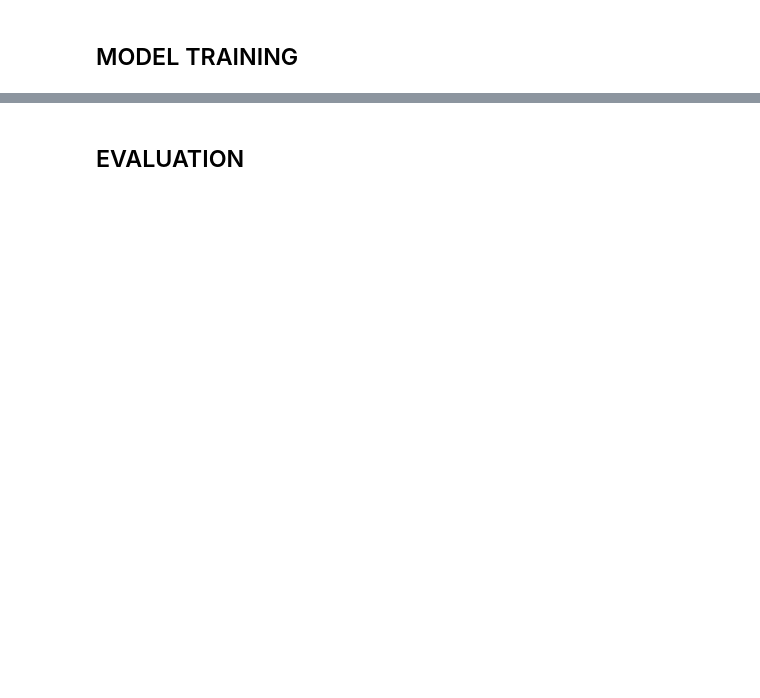
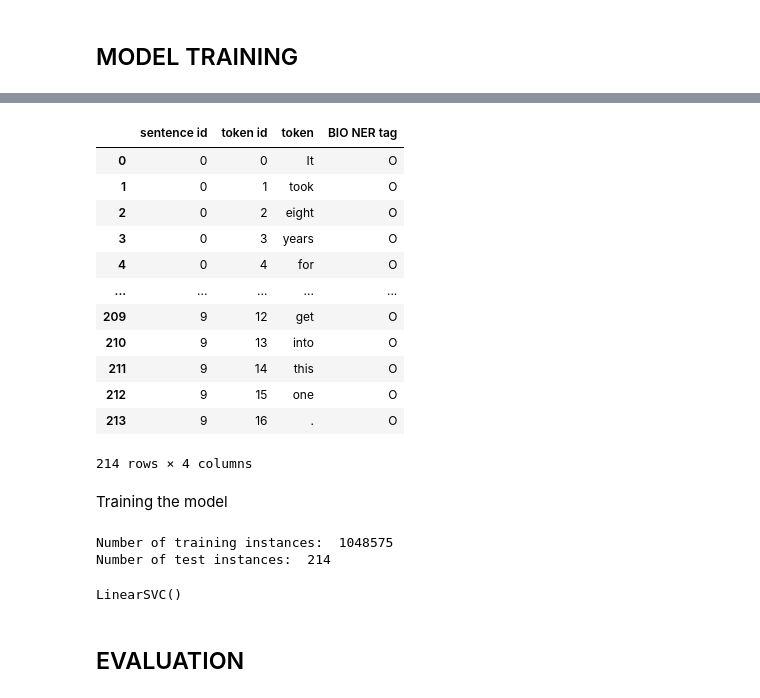
Before and after one commit to iremddemir/text-mining-project, a Jupyter notebook: NERC.ipynb, the cells around one changed output, grey strips where cells are left out. Saved outputs shown, nothing was run; the diff lists cells and outputs as text; code cells hidden in the pictures; blank space fills up the shorter version.

```diff
--- a/NERC.ipynb
+++ b/NERC.ipynb
@@ -170,0 +198,2 @@ Name: Tag, dtype: int64
+# %%
+test_data = pd.read_csv('data/test/NER-final-test.tsv', sep='\t')
@@ -170,0 +224,40 @@ Name: Tag, dtype: int64
+# %%
+df_test
+# %% [output]
+|  | sentence id | token id | token | BIO NER tag |
+| 0 | 0 | 0 | It | O |
+| 1 | 0 | 1 | took | O |
+| 2 | 0 | 2 | eight | O |
+| 3 | 0 | 3 | years | O |
+| 4 | 0 | 4 | for | O |
+| ... | ... | ... | ... | ... |
+| 209 | 9 | 12 | get | O |
+| 210 | 9 | 13 | into | O |
+| 211 | 9 | 14 | this | O |
+| 212 | 9 | 15 | one | O |
+| 213 | 9 | 16 | . | O |
+214 rows × 4 columns
+# %% [markdown]
+Training the model
+# %%
+training_features = []
+training_gold_labels = []
+test_features = []
+test_gold_labels = []
+
+for index, row in df_train.iterrows():
+    a_dict = {"words": row['Word']}
+    training_features.append(a_dict)
+    training_gold_labels.append(row['Tag'])
+
+for index, row in df_test.iterrows():
+    a_dict = {"words": row['token']}
+    test_features.append(a_dict)
+    test_gold_labels.append(row['BIO NER tag'])
+
+# number of instances of train and test set
+print("Number of training instances: ", len(training_features))
+print("Number of test instances: ", len(test_features))
+# %% [output]
+Number of training instances:  1048575
+Number of test instances:  214
@@ -171,2 +270,8 @@ Name: Tag, dtype: int64
+# %%
+from sklearn import svm
+lin_clf = svm.LinearSVC()
+lin_clf.fit(train_array, training_gold_labels)
+# %% [output]
+LinearSVC()
 # %% [markdown]
 ## EVALUATION
```
Also changed, not shown: parts of 15 cells of this notebook.
